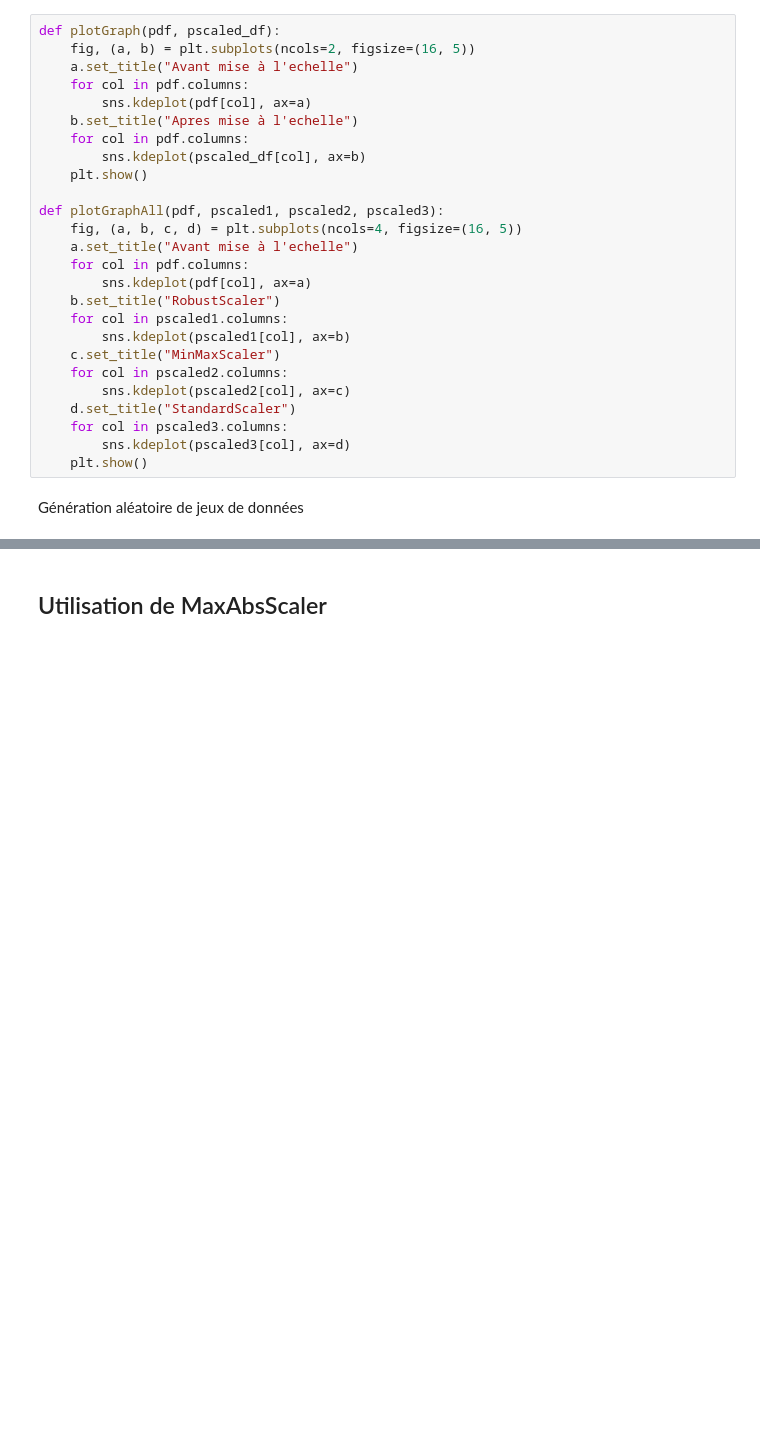
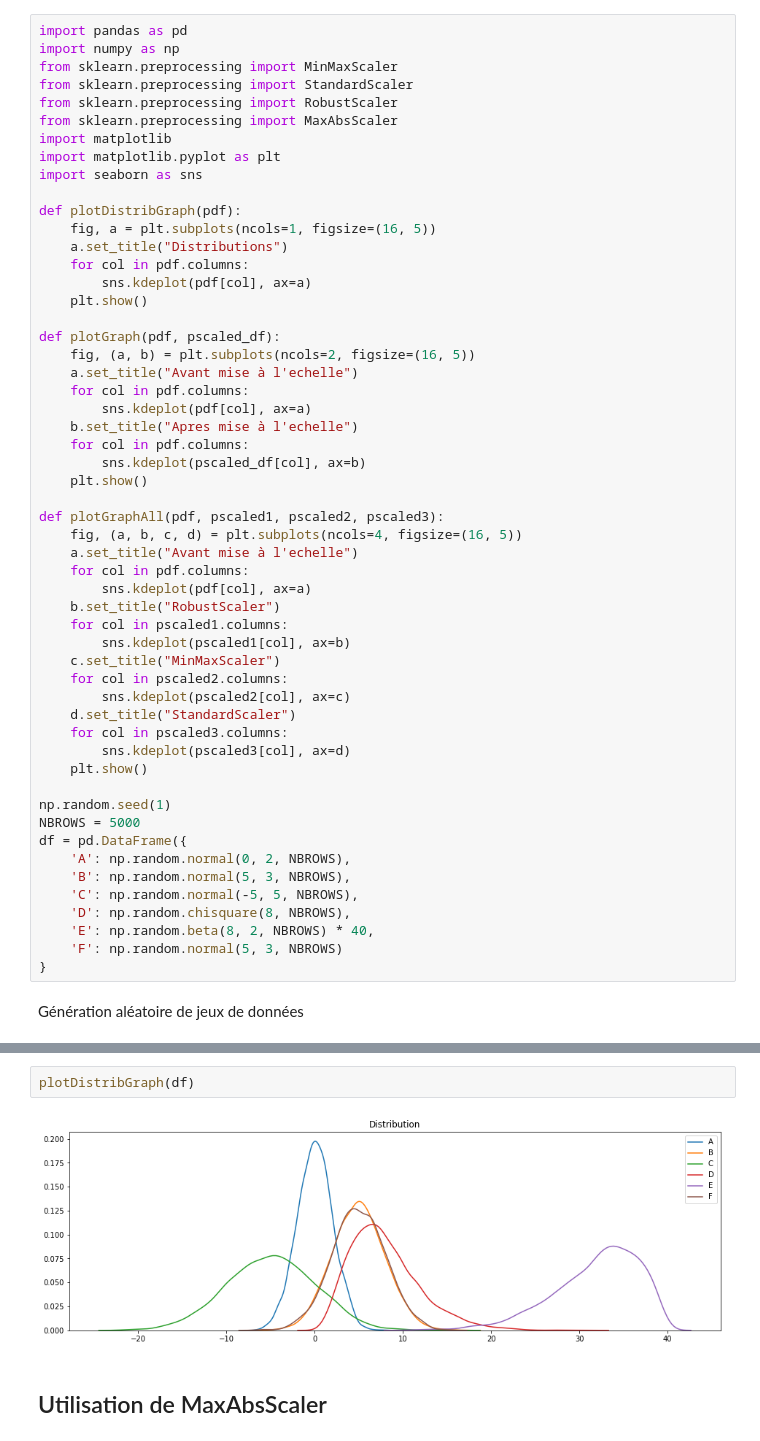
Before and after one commit to valparaizo/python_tutos, a Jupyter notebook: features_scaling/featurescaling_1.ipynb, the cells around one changed output, grey strips where cells are left out. Drawn from its saved outputs; the diff is of its cells as text; blank space fills up the shorter version.

```diff
--- a/features_scaling/featurescaling_1.ipynb
+++ b/features_scaling/featurescaling_1.ipynb
@@ -11,4 +1,21 @@ import seaborn as sns
 # %%
+import pandas as pd
+import numpy as np
+from sklearn.preprocessing import MinMaxScaler
+from sklearn.preprocessing import StandardScaler
+from sklearn.preprocessing import RobustScaler
+from sklearn.preprocessing import MaxAbsScaler
+import matplotlib
+import matplotlib.pyplot as plt
+import seaborn as sns
+
+def plotDistribGraph(pdf):
+    fig, a = plt.subplots(ncols=1, figsize=(16, 5))
+    a.set_title("Distributions")
+    for col in pdf.columns:
+        sns.kdeplot(pdf[col], ax=a)
+    plt.show()
+
 def plotGraph(pdf, pscaled_df):
     fig, (a, b) = plt.subplots(ncols=2, figsize=(16, 5))
     a.set_title("Avant mise à l'echelle")
@@ -34,5 +41,16 @@ def plotGraphAll(pdf, pscaled1, pscaled2, pscaled3):
     for col in pscaled3.columns:
         sns.kdeplot(pscaled3[col], ax=d)
     plt.show()
+
+np.random.seed(1)
+NBROWS = 5000
+df = pd.DataFrame({
+    'A': np.random.normal(0, 2, NBROWS),
+    'B': np.random.normal(5, 3, NBROWS),
+    'C': np.random.normal(-5, 5, NBROWS),
+    'D': np.random.chisquare(8, NBROWS),
+    'E': np.random.beta(8, 2, NBROWS) * 40,
+    'F': np.random.normal(5, 3, NBROWS)
+}
 # %% [markdown]
 Génération aléatoire de jeux de données
@@ -58,3 +57,7 @@ df.head(5)
+# %%
+plotDistribGraph(df)
+# %% [output]
+[figure, added]
 # %% [markdown]
 ## Utilisation de MaxAbsScaler
 # %%
```
Also changed, not shown: parts of 2 cells of this notebook.
